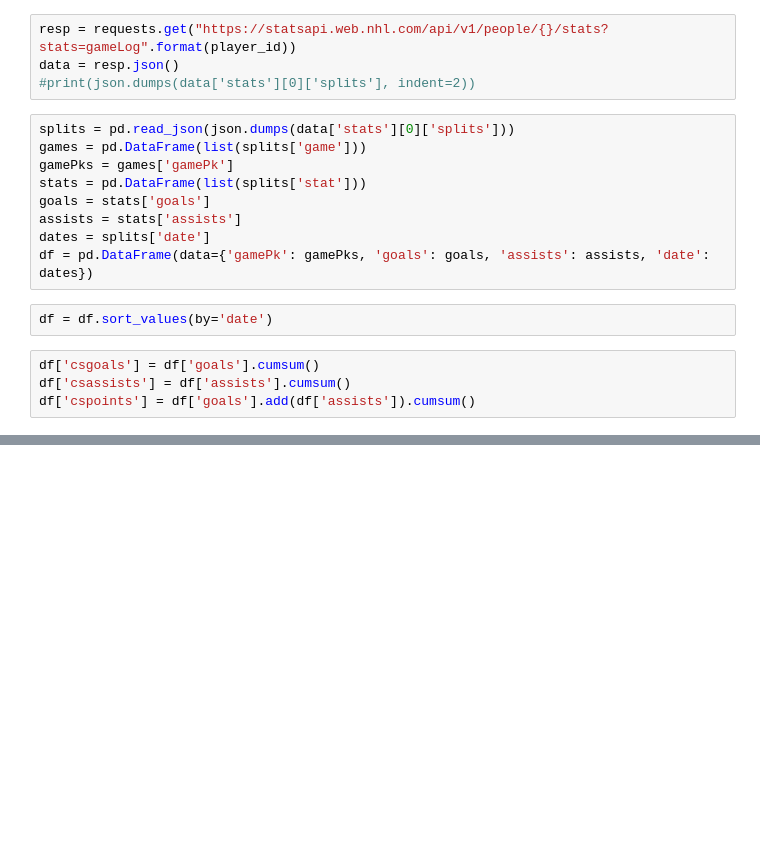
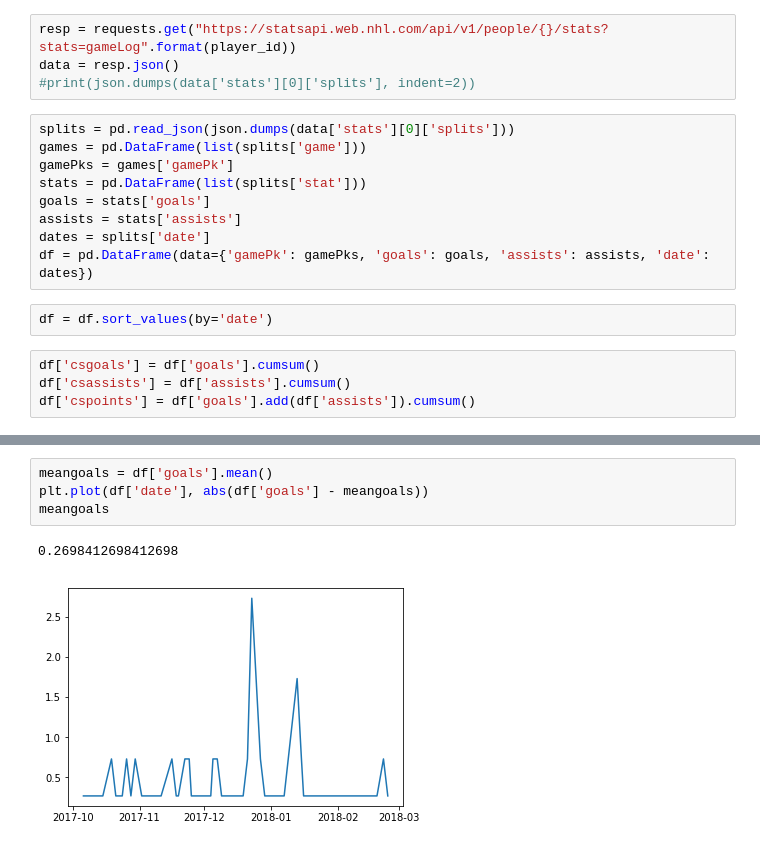
Before and after one commit to fxleblanc/nhl-plots, a Jupyter notebook: nhl-plots.ipynb, the cells around one changed output, grey strips where cells are left out. Cells and saved outputs as stored; diff of their text form; blank space fills up the shorter version.

```diff
--- a/nhl-plots.ipynb
+++ b/nhl-plots.ipynb
@@ -38,0 +39,7 @@ plt.plot(df['date'], df['cspoints'])
+# %%
+meangoals = df['goals'].mean()
+plt.plot(df['date'], abs(df['goals'] - meangoals))
+meangoals
+# %% [output]
+0.2698412698412698
+[figure, added]
```
Also changed, not shown: parts of 3 cells of this notebook.
